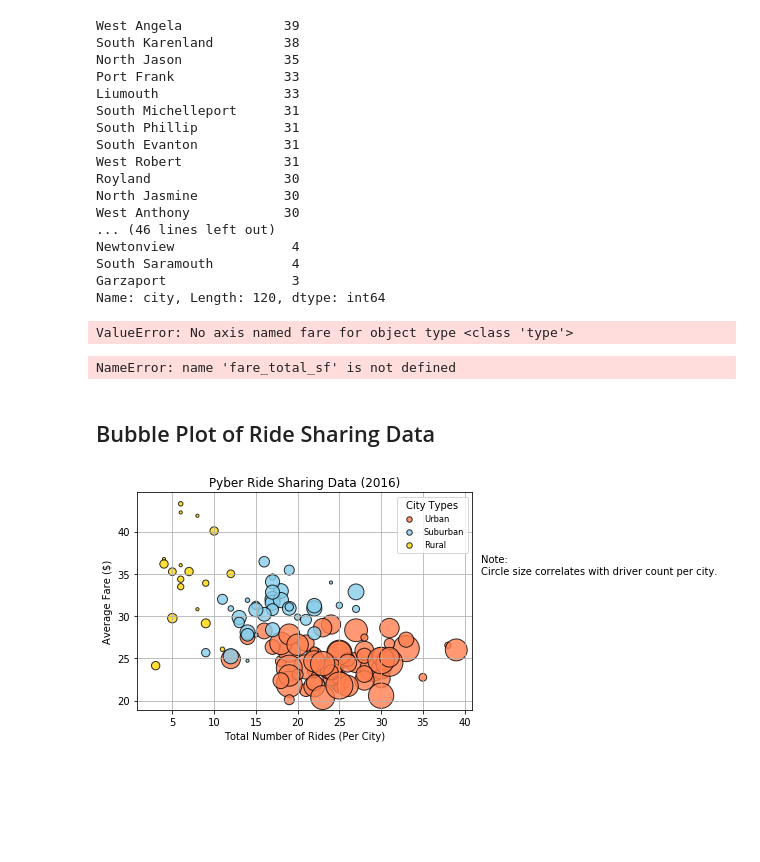
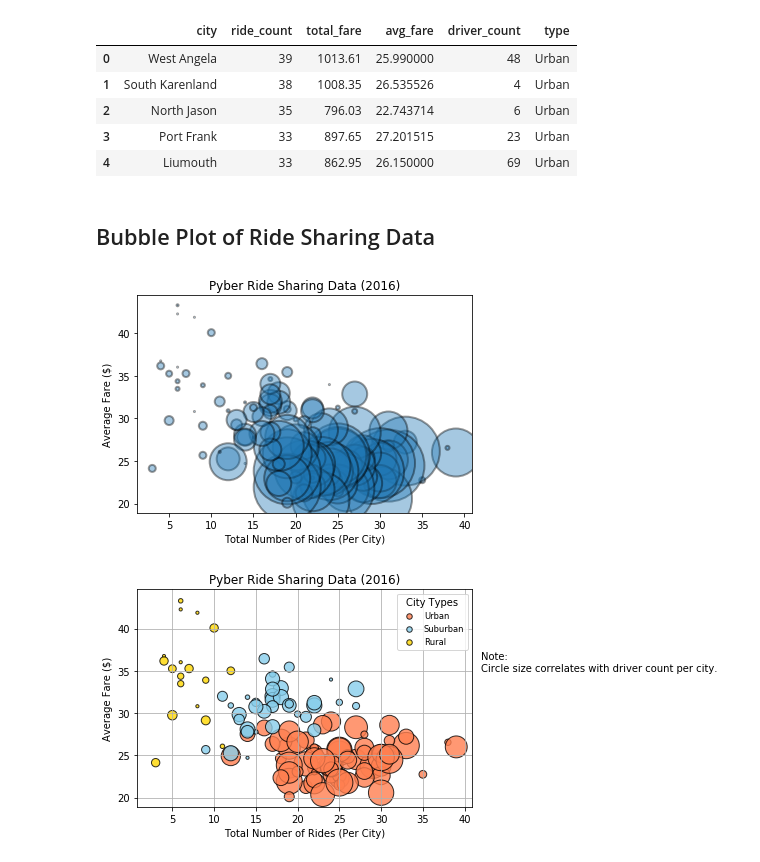
Before and after one commit to jake-tamulewicz/RutgersBCSHomework, a Jupyter notebook: HW5/Unit_5_Assignment-The_Power_ofPlots-Jake_Tamulewicz.ipynb, the cells around one changed output. Saved outputs shown, nothing was run; the diff lists cells and outputs as text; code cells hidden in the pictures; blank space fills up the shorter version.

```diff
--- a/HW5/Unit_5_Assignment-The_Power_ofPlots-Jake_Tamulewicz.ipynb
+++ b/HW5/Unit_5_Assignment-The_Power_ofPlots-Jake_Tamulewicz.ipynb
@@ -2,6 +2,8 @@
 %matplotlib inline
 # Dependencies and Setup
 import matplotlib.pyplot as plt
+from matplotlib import interactive
+interactive(True)
 import pandas as pd
 import numpy as np
 
@@ -14,56 +16,70 @@ city_data_df = pd.read_csv(city_data)
 ride_data_df = pd.read_csv(ride_data)
 
 # Count number of rides per city for average fair calculation
+# Then convert to dataframe and format
 ride_count_sf = ride_data_df["city"].value_counts()
-print(ride_count_sf)
+ride_count_df = pd.DataFrame(ride_count_sf)
+ride_count_df = ride_count_df.reset_index()
+ride_count_df.columns = ['city', 'ride_count']
 
-# Total of fares per city for average fair calculation
-total_fare_sf = ride_data_df["city"].sum("fare")
-print(total_fare_sf)
+
+# Get total of fares per city for average fair calculation
+# Then convert to dataframe and format
+total_fare_sf = ride_data_df.groupby('city')['fare'].sum()
+total_fare_df = pd.DataFrame(total_fare_sf)
+total_fare_df = total_fare_df.reset_index()
+total_fare_df.columns = ['city', 'total_fare']
 
 # Combine the data into a single dataset
-#combined_data_df = pd.merge(city_data_df, ride_data_df, on=['city'])
+combined_data_df = pd.merge(ride_count_df, total_fare_df, on=['city'])
+
+# Calculate average fare per city and add column to combined data frame
+avg_fare_sf = combined_data_df["total_fare"]/combined_data_df["ride_count"]
+avg_fare_df = pd.DataFrame(avg_fare_sf)
+avg_fare_df.columns = ['avg_fare']
+
+# Add average fare per city to combined dataset
+combined_data_df = combined_data_df.join(avg_fare_df, how='outer')
+
+# Add city data to combined dataset
+combined_data_df = pd.merge(combined_data_df, city_data_df, on=['city'])
 
 # Display the data table for preview
+combined_data_df.head()
 # %% [output]
-West Angela             39
-South Karenland         38
-North Jason             35
-Port Frank              33
-Liumouth                33
-South Michelleport      31
-South Phillip           31
-South Evanton           31
-West Robert             31
-Royland                 30
-North Jasmine           30
-West Anthony            30
-... (46 lines left out)
-Newtonview               4
-South Saramouth          4
-Garzaport                3
-Name: city, Length: 120, dtype: int64
-ValueError: No axis named fare for object type <class 'type'>
+|  | city | ride_count | total_fare | avg_fare | driver_count | type |
+| 0 | West Angela | 39 | 1013.61 | 25.990000 | 48 | Urban |
+| 1 | South Karenland | 38 | 1008.35 | 26.535526 | 4 | Urban |
+| 2 | North Jason | 35 | 796.03 | 22.743714 | 6 | Urban |
+| 3 | Port Frank | 33 | 897.65 | 27.201515 | 23 | Urban |
+| 4 | Liumouth | 33 | 862.95 | 26.150000 | 69 | Urban |
-# %%
-ride_count_df = pd.DataFrame(ride_count_sf)
-ride_count_df.head()
-# %% [output]
-NameError: name 'fare_total_sf' is not defined
 # %% [markdown]
 ## Bubble Plot of Ride Sharing Data
 # %%
 # Obtain the x and y coordinates for each of the three city types
 
+x = combined_data_df["ride_count"]
+y = combined_data_df["avg_fare"]
+z = combined_data_df["driver_count"]
+z=z*z
+
 # Build the scatter plots for each city types
-plt.scatter(num_rides, avg_ride, driver_count=z*1000, alpha=0.5)
+plt.scatter(x, y, s=z, alpha=0.4, edgecolors="black", linewidth=2)
 
 # Incorporate the other graph properties
+plt.xlabel("Total Number of Rides (Per City)")
+plt.ylabel("Average Fare ($)")
+plt.title("Pyber Ride Sharing Data (2016)")
 
+plt.show()
 # Create a legend
 
 # Incorporate a text label regarding circle size
 
 # Save Figure
+plt.show()
+# %% [output]
+[figure, added]
 # %%
 # Show plot
 plt.show()
```
